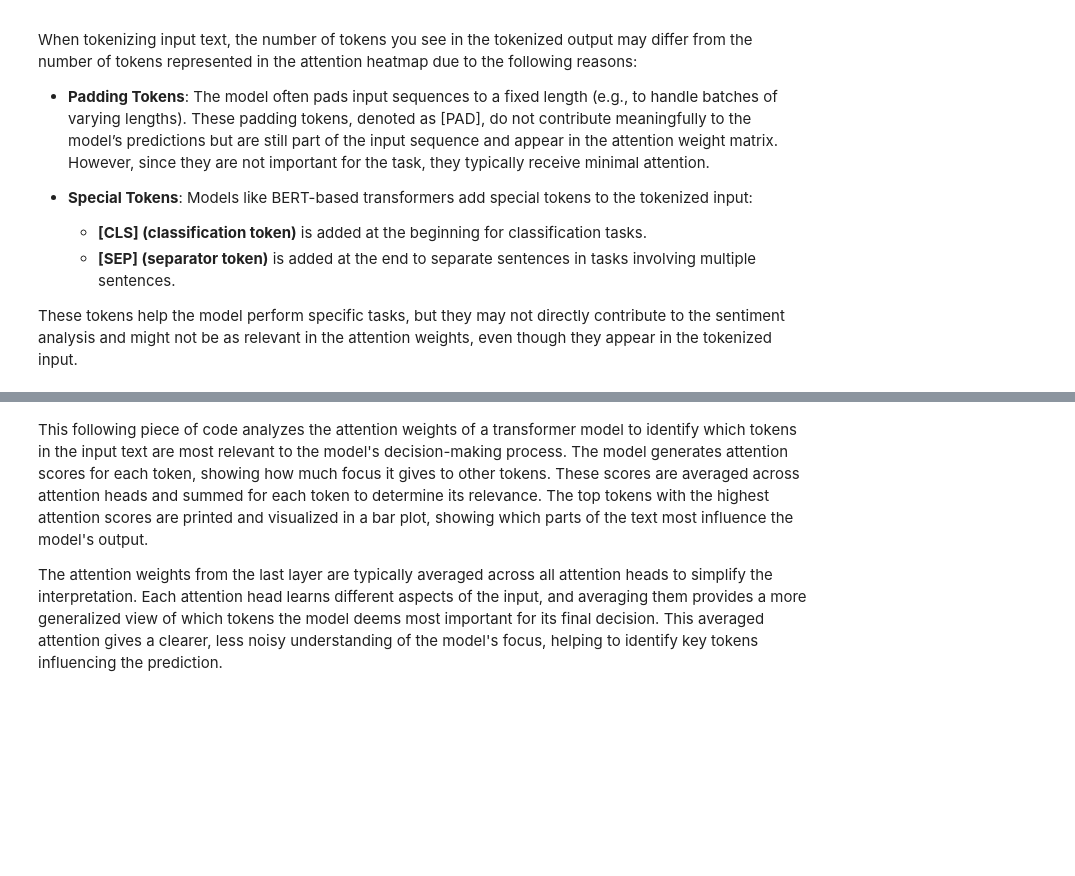
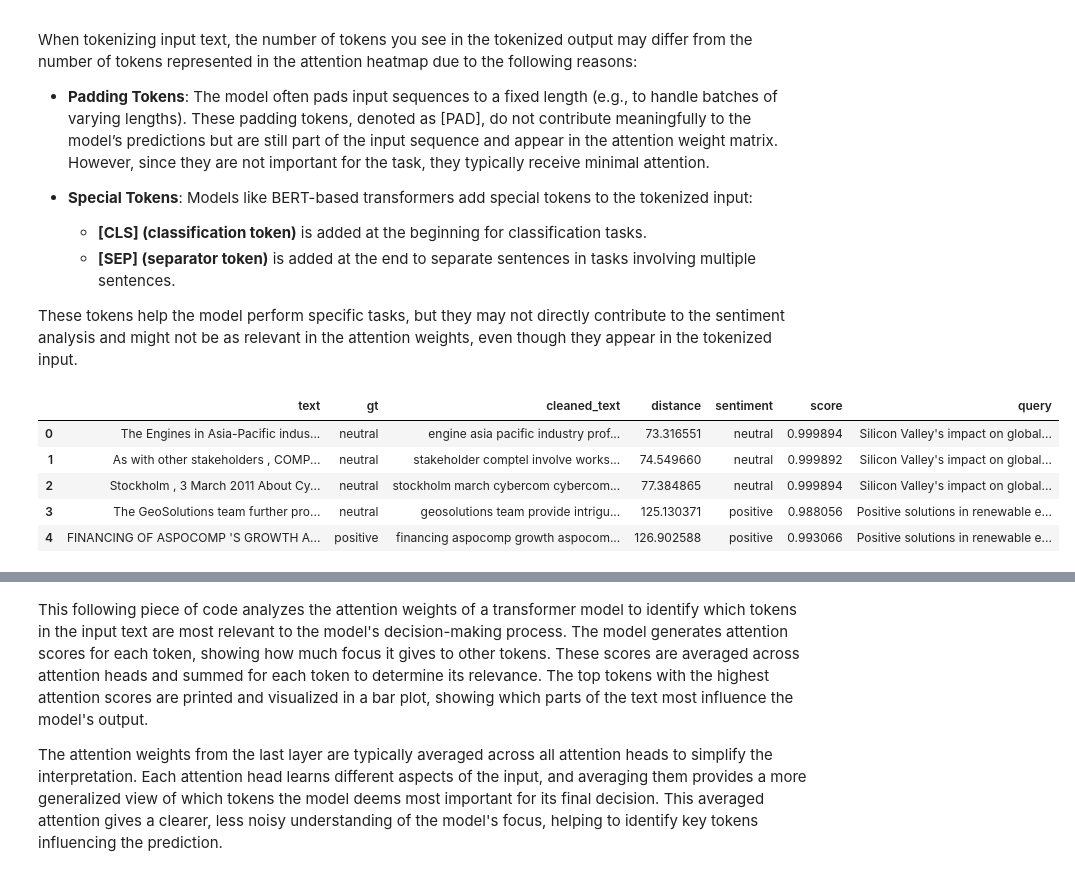
Before and after one commit to Gabriele-Sormani/BusinessIntelligenceProject, a Jupyter notebook: project_BusinessIntelligence.ipynb, the cells around one changed output, grey strips where cells are left out. Saved outputs shown, nothing was run; the diff lists cells and outputs as text; code cells hidden in the pictures; blank space fills up the shorter version.

Commit message:
all result are saved, removed lit and shap

```diff
--- a/project_BusinessIntelligence.ipynb
+++ b/project_BusinessIntelligence.ipynb
@@ -278,15 +297,16 @@ for query in queries:
                     # extract the necessary information
                     entry = {
                         "text": document[j],
-                        "sentiment": metadata.get('sentiment', 'No sentiment found'),
-                        "cleaned_text": metadata.get('cleaned_text', 'No cleaned text found')
+                        "gt": metadata.get('sentiment', 'No sentiment found'),
+                        "cleaned_text": metadata.get('cleaned_text', 'No cleaned text found'),
+                        "distance": distances[j]
                     }
                     query_results[query].append(entry) #add to a dict
 
                     # print the document, text and metadata
                     print(f"\nDocument {j + 1}:")
                     print(f"Text: {entry['text']}")
-                    print(f"Sentiment: {entry['sentiment']}")
+                    print(f"Sentiment: {entry['gt']}")
                     print(f"Cleaned Text: {entry['cleaned_text']}")
                     print(f"Distance: {distances[j]:.4f}")
                     print("-" * 50)
@@ -370,7 +390,11 @@ for query in query_results:
         # classify sentiment using the Hugging Face model
         classified_sentiment, score = classify_sentiment(text)
 
-        actual_labels.append(document['sentiment'])
+        query_results[query][i]['sentiment'] = classified_sentiment
+        query_results[query][i]['score'] = score
+
+
+        actual_labels.append(document['gt'])
         predicted_labels.append(classified_sentiment.lower())
 
         # print out the results
@@ -485,3 +517,20 @@ When tokenizing input text, the number of tokens you see in the tokenized output
   - **[SEP] (separator token)** is added at the end to separate sentences in tasks involving multiple sentences.
 
 These tokens help the model perform specific tasks, but they may not directly contribute to the sentiment analysis and might not be as relevant in the attention weights, even though they appear in the tokenized input.
+# %%
+df = pd.DataFrame()
+for query in query_results:
+  queries = [query, query, query]
+  df_tmp = pd.DataFrame(query_results[query])
+  df_tmp['query'] = queries
+  df = pd.concat([df, df_tmp])
+
+df = df.reset_index(drop=True)
+df.head()
+# %% [output]
+|  | text | gt | cleaned_text | distance | sentiment | score | query |
+| 0 | The Engines in Asia-Pacific indus... | neutral | engine asia pacific industry prof... | 73.316551 | neutral | 0.999894 | Silicon Valley's impact on global... |
+| 1 | As with other stakeholders , COMP... | neutral | stakeholder comptel involve works... | 74.549660 | neutral | 0.999892 | Silicon Valley's impact on global... |
+| 2 | Stockholm , 3 March 2011 About Cy... | neutral | stockholm march cybercom cybercom... | 77.384865 | neutral | 0.999894 | Silicon Valley's impact on global... |
+| 3 | The GeoSolutions team further pro... | neutral | geosolutions team provide intrigu... | 125.130371 | positive | 0.988056 | Positive solutions in renewable e... |
+| 4 | FINANCING OF ASPOCOMP 'S GROWTH A... | positive | financing aspocomp growth aspocom... | 126.902588 | positive | 0.993066 | Positive solutions in renewable e... |
```
Also changed, not shown: parts of 28 cells of this notebook.
